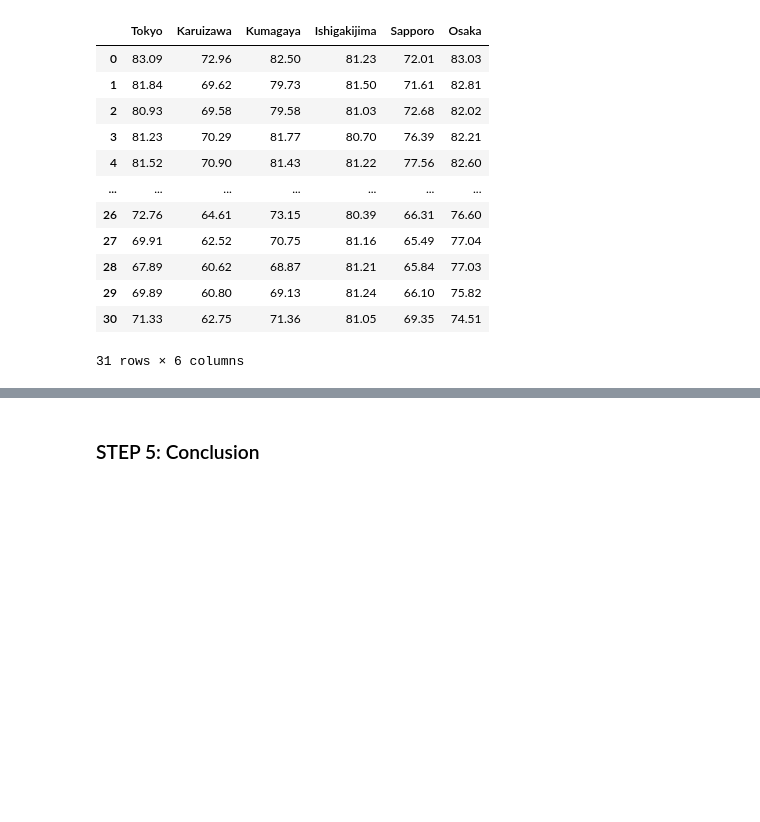
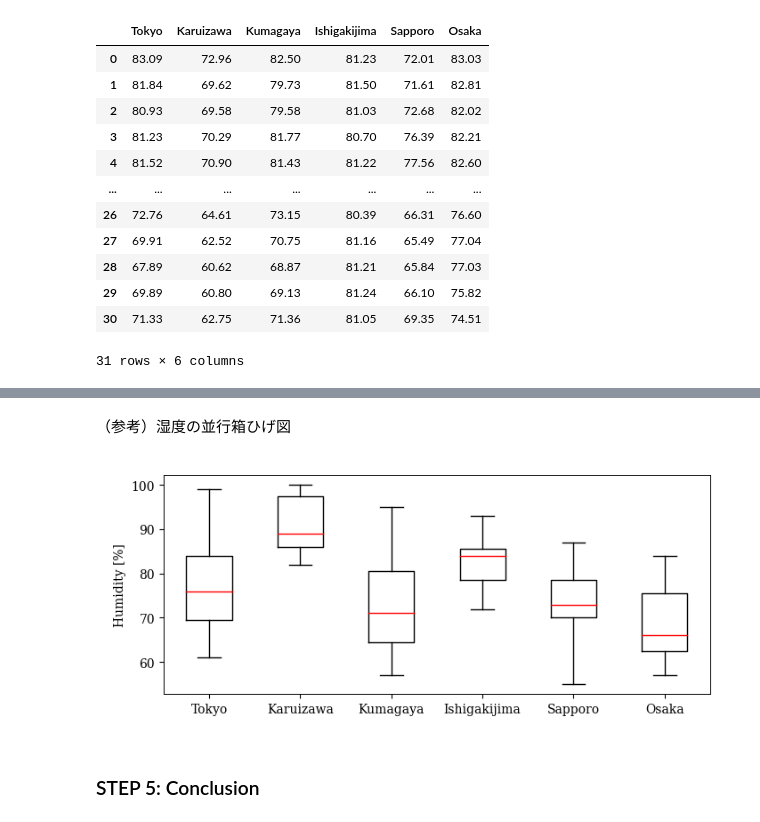
Before and after one commit to tnarizuka/Applied_Information_Processing, a Jupyter notebook: _build/jupyter_execute/chap_2/sec_2-1/sec_2-1.ipynb, the cells around one changed output, grey strips where cells are left out. Cells and saved outputs as stored; diff of their text form; code cells hidden in the pictures; blank space fills up the shorter version.

```diff
--- a/_build/jupyter_execute/chap_2/sec_2-1/sec_2-1.ipynb
+++ b/_build/jupyter_execute/chap_2/sec_2-1/sec_2-1.ipynb
@@ -479,3 +479,13 @@ fig.savefig('./boxplot_di.png', bbox_inches="tight", pad_inches=0.2, transparent
+# %% [markdown]
+（参考）湿度の並行箱ひげ図
+# %%
+# 並行箱ひげ図（湿度）
+fig, ax = plt.subplots(figsize=(7, 3))
+ret = ax.boxplot(H.values, labels=H.columns, whis=100, widths=0.5, vert=True)
+ax.set_ylabel('Humidity [%]')
+fig.savefig('./boxplot_humidty.png', bbox_inches="tight", pad_inches=0.2, transparent=True, dpi=300) # 保存
+# %% [output]
+[figure, added]
 # %% [markdown]
 ### STEP 5: Conclusion
 # %% [markdown]
```
Also changed, not shown: parts of 2 cells of this notebook, 16 other files.
